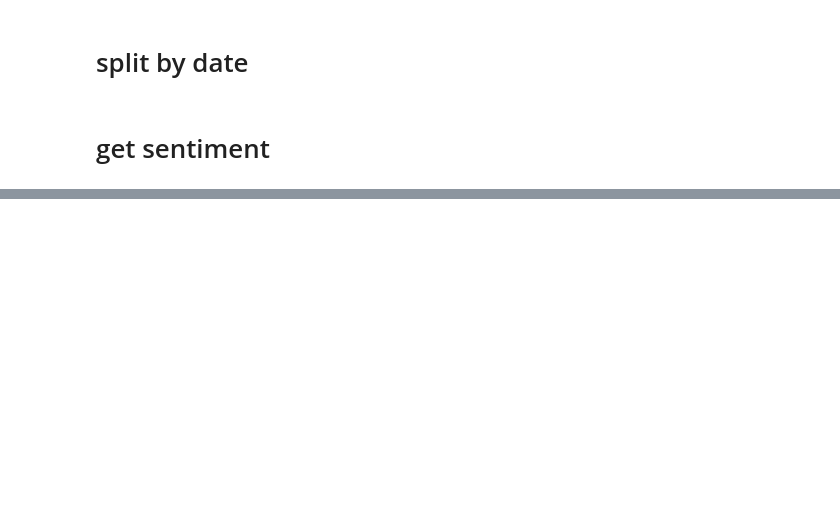
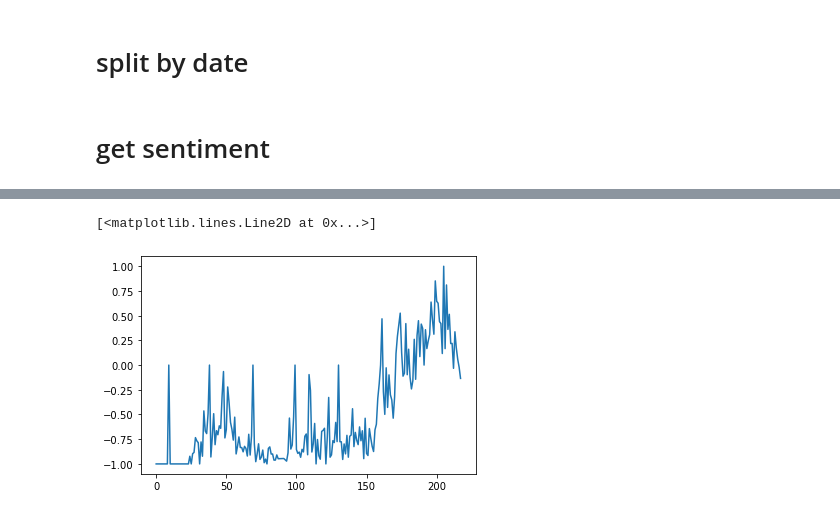
Before and after one commit to aliharakeh/M2-Project, a Jupyter notebook: Project_Final_Scripts/sentiment/sentiment.ipynb, the cells around one changed output, grey strips where cells are left out. Saved outputs shown, nothing was run; the diff lists cells and outputs as text; code cells hidden in the pictures; blank space fills up the shorter version.

```diff
--- a/Project_Final_Scripts/sentiment/sentiment.ipynb
+++ b/Project_Final_Scripts/sentiment/sentiment.ipynb
@@ -315,0 +281,5 @@ tweets.to_csv(save_to, index=False)
+# %%
+plot(X, cumulative_new_avg)
+# %% [output]
+[<matplotlib.lines.Line2D at 0x...>]
+[figure, added]
```
Also changed, not shown: parts of 55 cells of this notebook, 13 other files.
